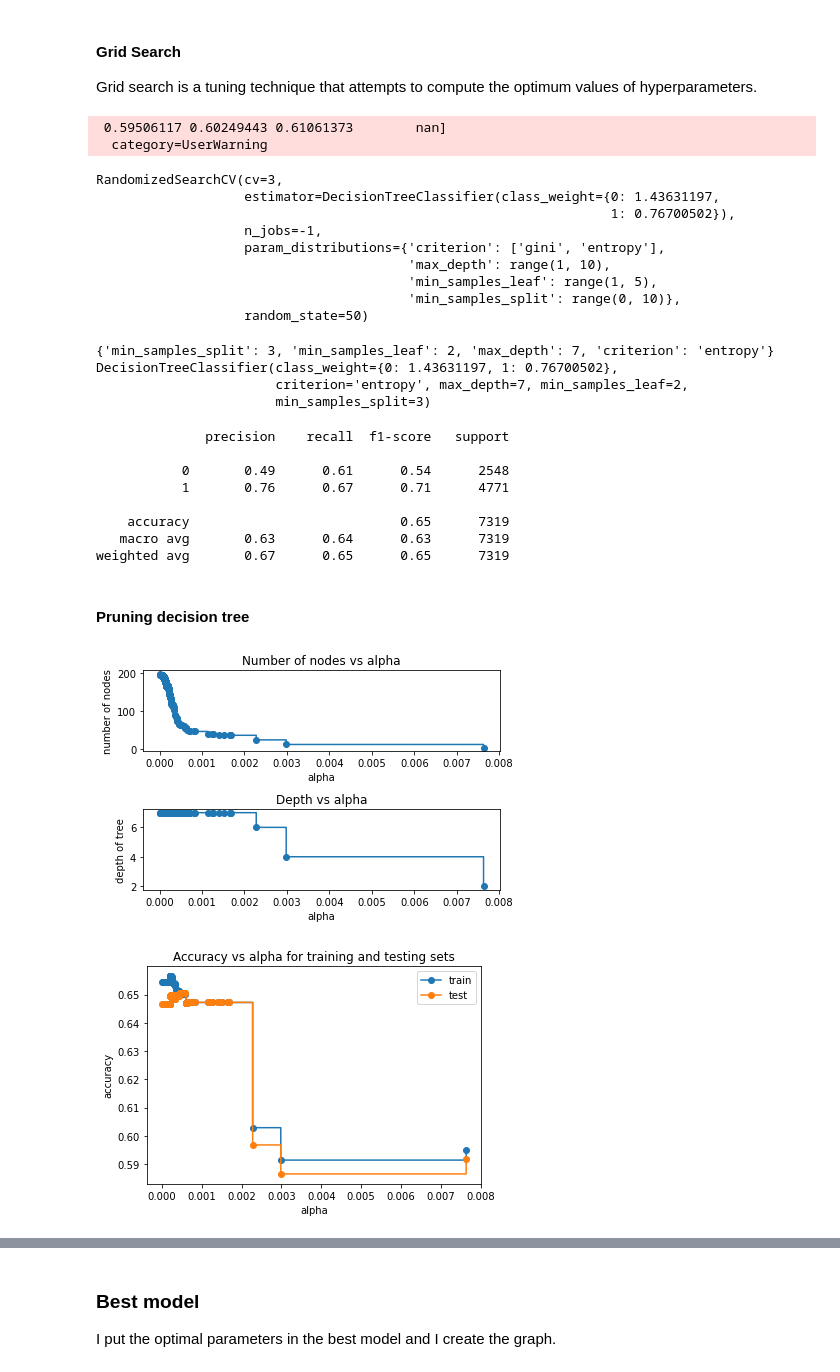
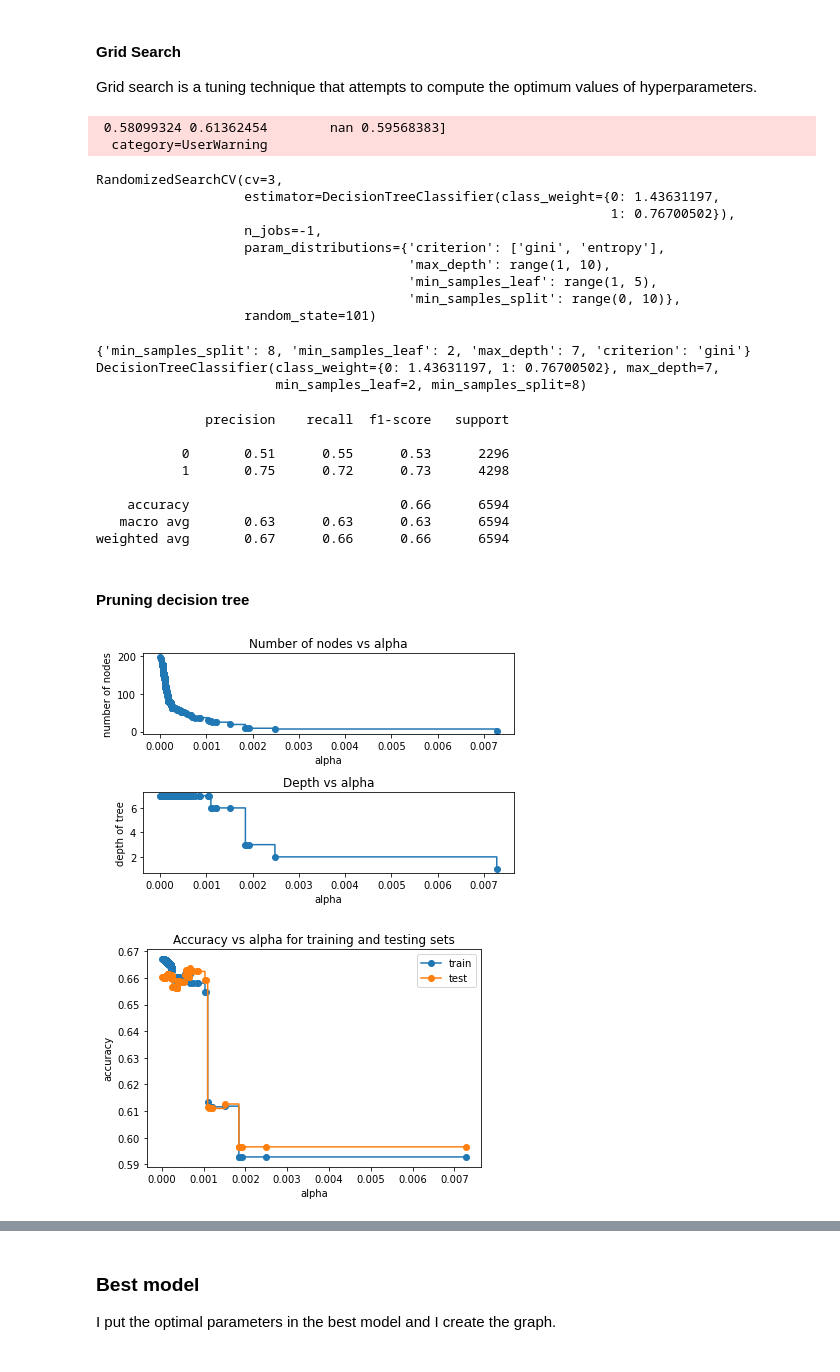
Before and after one commit to claudiagiuspoli/pro-environmental-behaviour, a Jupyter notebook: deciosn tree.ipynb, the cells around one changed output, grey strips where cells are left out. Saved outputs shown, nothing was run; the diff lists cells and outputs as text; code cells hidden in the pictures.

```diff
--- a/deciosn tree.ipynb
+++ b/deciosn tree.ipynb
@@ -60,8 +60,8 @@ X = df_get_dummies.drop('qb5',axis=1)
 y = df_get_dummies.loc[:, df_get_dummies.columns == 'qb5']
 
 # Create training and validating set
-seed = 50  # so that the result is reproducible
-X_train, X_test, y_train, y_test = train_test_split(X,y,test_size=0.333, random_state = seed,stratify=y)
+seed = 101  # so that the result is reproducible
+X_train, X_test, y_train, y_test = train_test_split(X,y,test_size=0.30, random_state = seed,stratify=y)
 # %%
 class_weights = compute_class_weight('balanced', classes = np.unique(y_train), y = np.ravel(y_train))
 class_weights
@@ -135,7 +135,7 @@ dt_classifier = RandomizedSearchCV(dt,param_dict,
 
 dt_classifier.fit(X_train, y_train)
 # %% [output]
- 0.59506117 0.60249443 0.61061373        nan]
+ 0.58099324 0.61362454        nan 0.59568383]
   category=UserWarning
 RandomizedSearchCV(cv=3,
                    estimator=DecisionTreeClassifier(class_weight={0: 1.43631197,
@@ -145,26 +145,25 @@ RandomizedSearchCV(cv=3,
                                         'max_depth': range(1, 10),
                                         'min_samples_leaf': range(1, 5),
                                         'min_samples_split': range(0, 10)},
-                   random_state=50)
+                   random_state=101)
 # %%
 print(dt_classifier.best_params_)
 print(dt_classifier.best_estimator_)
 # %% [output]
-{'min_samples_split': 3, 'min_samples_leaf': 2, 'max_depth': 7, 'criterion': 'entropy'}
-DecisionTreeClassifier(class_weight={0: 1.43631197, 1: 0.76700502},
-                       criterion='entropy', max_depth=7, min_samples_leaf=2,
-                       min_samples_split=3)
+{'min_samples_split': 8, 'min_samples_leaf': 2, 'max_depth': 7, 'criterion': 'gini'}
+DecisionTreeClassifier(class_weight={0: 1.43631197, 1: 0.76700502}, max_depth=7,
+                       min_samples_leaf=2, min_samples_split=8)
 # %%
 print(classification_report(y_test, dt_classifier.best_estimator_.predict(X_test)))
 # %% [output]
               precision    recall  f1-score   support
 
-           0       0.49      0.61      0.54      2548
-           1       0.76      0.67      0.71      4771
+           0       0.51      0.55      0.53      2296
+           1       0.75      0.72      0.73      4298
 
-    accuracy                           0.65      7319
-   macro avg       0.63      0.64      0.63      7319
-weighted avg       0.67      0.65      0.65      7319
+    accuracy                           0.66      6594
+   macro avg       0.63      0.63      0.63      6594
+weighted avg       0.67      0.66      0.66      6594
 # %% [markdown]
 #### Pruning decision tree
 # %%
@@ -173,35 +172,35 @@ path=DecisionTreeClassifier(random_state=1).\
 cost_complexity_pruning_path(X_train, y_train)
 ccp_alphas, impurities = path.ccp_alphas, path.impurities
 
 
 
 clfs = []
 for ccp_alpha in ccp_alphas:
-    clf = DecisionTreeClassifier(criterion = 'entropy' , random_state=seed,ccp_alpha=ccp_alpha, class_weight= {0: 1.43631197 , 1:0.76700502},  max_depth=7, min_samples_split = 3, min_samples_leaf = 3)
+    clf = DecisionTreeClassifier(criterion = 'gini' , random_state=seed,ccp_alpha=ccp_alpha, class_weight= {0: 1.43631197 , 1:0.76700502},  max_depth=7, min_samples_split = 8, min_samples_leaf = 2)
     clf.fit(X_train, y_train)
     clfs.append(clf)
 
 
 
 
 clfs = clfs[:-1]
 ccp_alphas = ccp_alphas[:-1]
 
 
 node_counts = [clf.tree_.node_count for clf in clfs]
 depth = [clf.tree_.max_depth for clf in clfs]
 fig, ax = plt.subplots(2, 1)
 ax[0].plot(ccp_alphas, node_counts, marker='o', drawstyle="steps-post")
 ax[0].set_xlabel("alpha")
 ax[0].set_ylabel("number of nodes")
 ax[0].set_title("Number of nodes vs alpha")
 ax[1].plot(ccp_alphas, depth, marker='o', drawstyle="steps-post")
 ax[1].set_xlabel("alpha")
 ax[1].set_ylabel("depth of tree")
 ax[1].set_title("Depth vs alpha")
 fig.tight_layout()
 # %% [output]
-[figure, old version]
+[figure, new version]
 # %%
 train_scores = [clf.score(X_train, y_train) for clf in clfs]
 test_scores = [clf.score(X_test, y_test) for clf in clfs]
@@ -216,7 +215,7 @@ ax.plot(ccp_alphas, test_scores, marker='o', label="test",
 ax.legend()
 plt.show()
 # %% [output]
-[figure, old version]
+[figure, new version]
 # %%
 index_best_model = np.argmax(test_scores)
 best_model = clfs[index_best_model]
```
Also changed, not shown: parts of 40 cells of this notebook, 6 other files.
